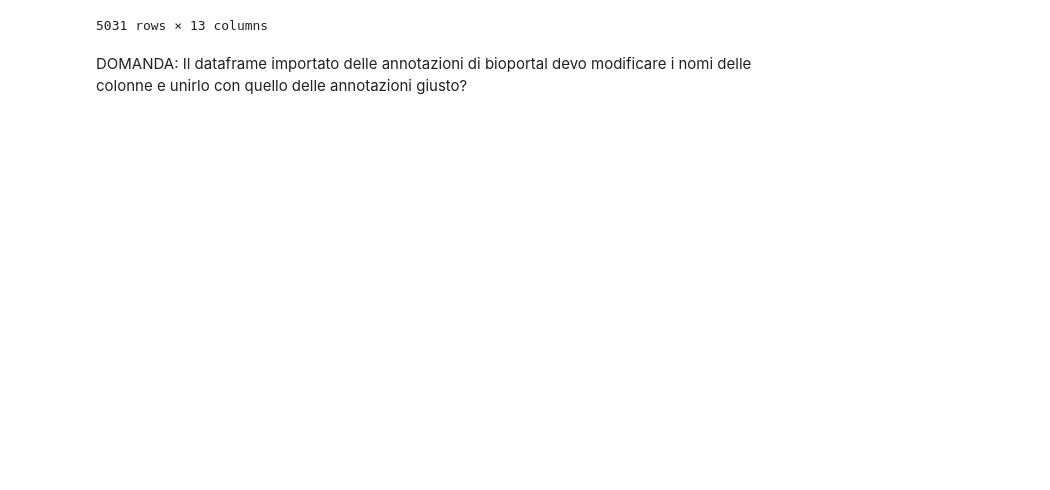
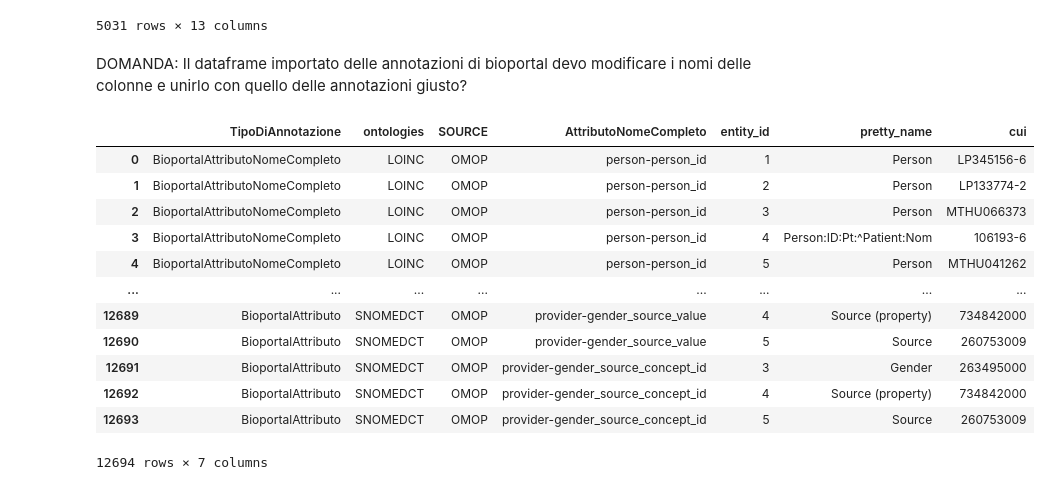
Before and after one commit to GConte47/tirocinio, a Jupyter notebook: df omap/PerLeAnnotazioni20Marzo(1).ipynb, the cells around one changed output. Drawn from its saved outputs; the diff is of its cells as text; code cells hidden in the pictures; blank space fills up the shorter version.

Commit message:
modifiche e aggiunta df annotazioni completo (Bioportal + Medcat)

```diff
--- a/df omap/PerLeAnnotazioni20Marzo(1).ipynb
+++ b/df omap/PerLeAnnotazioni20Marzo(1).ipynb
@@ -214,0 +221,25 @@ DOMANDA: Il dataframe importato delle annotazioni di bioportal devo modificare i
+# %%
+AnnotazioniConBioportal.rename(columns={"Description": "pretty_name"}, inplace=True)
+# %%
+AnnotazioniConBioportal.drop(columns=["Elemento"], inplace=True)
+# %%
+nuovo_ordine = ['TipoDiAnnotazione', 'ontologies', 'SOURCE', 'AttributoNomeCompleto',
+       'entity_id', 'pretty_name', 'cui']
+# %%
+AnnotazioniConBioportal = AnnotazioniConBioportal[nuovo_ordine]
+# %%
+AnnotazioniConBioportal
+# %% [output]
+|  | TipoDiAnnotazione | ontologies | SOURCE | AttributoNomeCompleto | entity_id | pretty_name | cui |
+| 0 | BioportalAttributoNomeCompleto | LOINC | OMOP | person-person_id | 1 | Person | LP345156-6 |
+| 1 | BioportalAttributoNomeCompleto | LOINC | OMOP | person-person_id | 2 | Person | LP133774-2 |
+| 2 | BioportalAttributoNomeCompleto | LOINC | OMOP | person-person_id | 3 | Person | MTHU066373 |
+| 3 | BioportalAttributoNomeCompleto | LOINC | OMOP | person-person_id | 4 | Person:ID:Pt:^Patient:Nom | 106193-6 |
+| 4 | BioportalAttributoNomeCompleto | LOINC | OMOP | person-person_id | 5 | Person | MTHU041262 |
+| ... | ... | ... | ... | ... | ... | ... | ... |
+| 12689 | BioportalAttributo | SNOMEDCT | OMOP | provider-gender_source_value | 4 | Source (property) | 734842000 |
+| 12690 | BioportalAttributo | SNOMEDCT | OMOP | provider-gender_source_value | 5 | Source | 260753009 |
+| 12691 | BioportalAttributo | SNOMEDCT | OMOP | provider-gender_source_concept_id | 3 | Gender | 263495000 |
+| 12692 | BioportalAttributo | SNOMEDCT | OMOP | provider-gender_source_concept_id | 4 | Source (property) | 734842000 |
+| 12693 | BioportalAttributo | SNOMEDCT | OMOP | provider-gender_source_concept_id | 5 | Source | 260753009 |
+12694 rows × 7 columns
```
Also changed, not shown: parts of 7 cells of this notebook, 1 other file.
